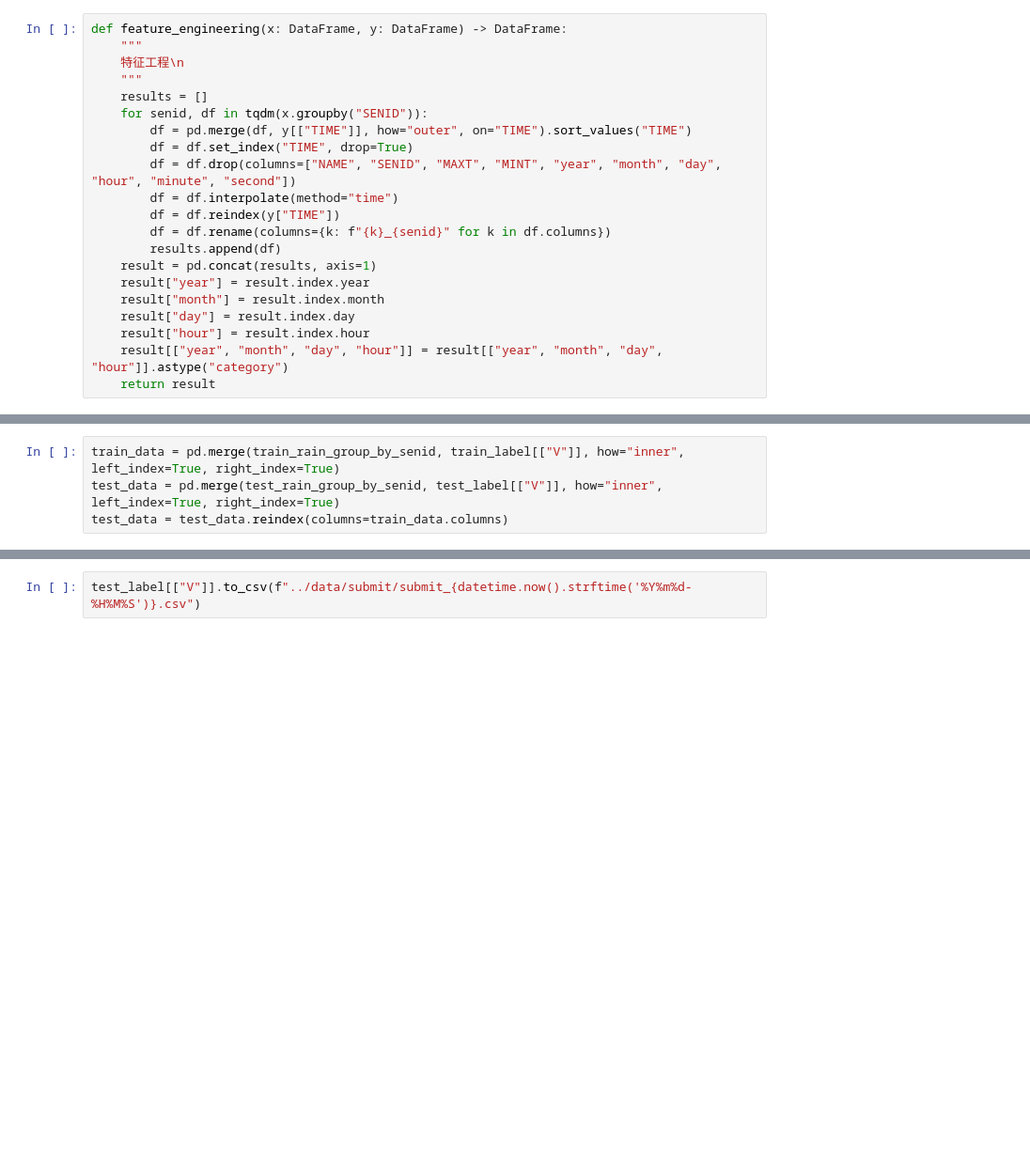
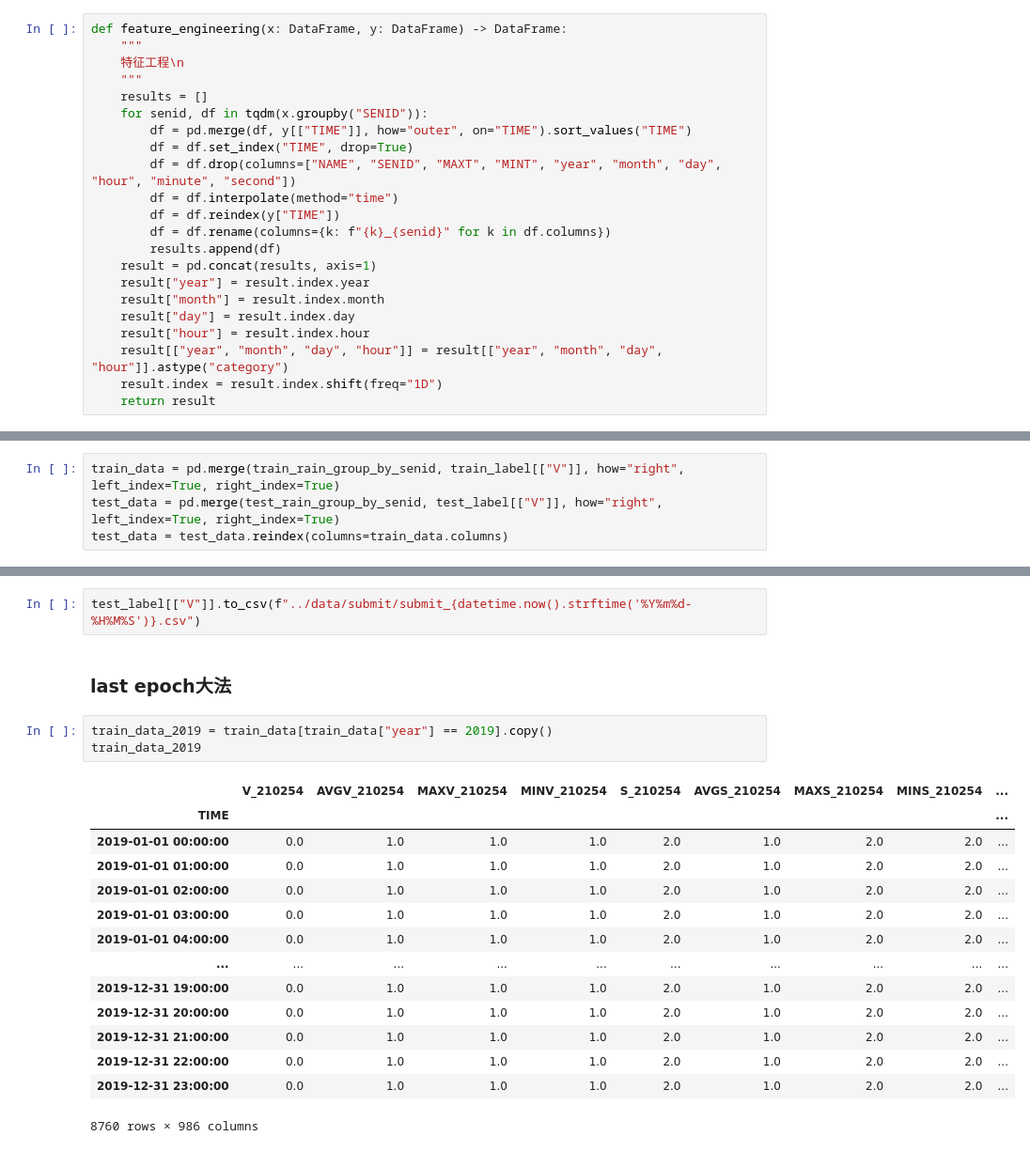
Before and after one commit to ZongXR/DCIC2025-RiverWaterPrediction, a Jupyter notebook: notebooks/main-A.ipynb, the cells around one changed output, grey strips where cells are left out. Shown: that part at 94% size. Drawn from its saved outputs; the diff is of its cells as text; blank space fills up the shorter version.

```diff
--- a/notebooks/main-A.ipynb
+++ b/notebooks/main-A.ipynb
@@ -112,6 +112,7 @@ def feature_engineering(x: DataFrame, y: DataFrame) -> DataFrame:
     result["day"] = result.index.day
     result["hour"] = result.index.hour
     result[["year", "month", "day", "hour"]] = result[["year", "month", "day", "hour"]].astype("category")
+    result.index = result.index.shift(freq="1D")
     return result
 # %%
 train_rain_group_by_senid = feature_engineering(train_rain, train_label)
@@ -124,8 +125,8 @@ test_label = test_label.set_index("TIME", drop=True)
 # %% [markdown]
 <h4>合并标签和特征</h4>
 # %%
-train_data = pd.merge(train_rain_group_by_senid, train_label[["V"]], how="inner", left_index=True, right_index=True)
-test_data = pd.merge(test_rain_group_by_senid, test_label[["V"]], how="inner", left_index=True, right_index=True)
+train_data = pd.merge(train_rain_group_by_senid, train_label[["V"]], how="right", left_index=True, right_index=True)
+test_data = pd.merge(test_rain_group_by_senid, test_label[["V"]], how="right", left_index=True, right_index=True)
 test_data = test_data.reindex(columns=train_data.columns)
 # %% [markdown]
 <h4>划分xy</h4>
@@ -275,3 +283,23 @@ test_label["V"] = y_pred
 <h4>保存文件</h4>
 # %%
 test_label[["V"]].to_csv(f"../data/submit/submit_{datetime.now().strftime('%Y%m%d-%H%M%S')}.csv")
+# %% [markdown]
+<h3>last epoch大法</h3>
+# %%
+train_data_2019 = train_data[train_data["year"] == 2019].copy()
+train_data_2019
+# %% [output]
+|  | V_210254 | AVGV_210254 | MAXV_210254 | MINV_210254 | S_210254 | AVGS_210254 | MAXS_210254 | MINS_210254 | ... |
+| TIME |  |  |  |  |  |  |  |  | ... |
+| 2019-01-01 00:00:00 | 0.0 | 1.0 | 1.0 | 1.0 | 2.0 | 1.0 | 2.0 | 2.0 | ... |
+| 2019-01-01 01:00:00 | 0.0 | 1.0 | 1.0 | 1.0 | 2.0 | 1.0 | 2.0 | 2.0 | ... |
+| 2019-01-01 02:00:00 | 0.0 | 1.0 | 1.0 | 1.0 | 2.0 | 1.0 | 2.0 | 2.0 | ... |
+| 2019-01-01 03:00:00 | 0.0 | 1.0 | 1.0 | 1.0 | 2.0 | 1.0 | 2.0 | 2.0 | ... |
+| 2019-01-01 04:00:00 | 0.0 | 1.0 | 1.0 | 1.0 | 2.0 | 1.0 | 2.0 | 2.0 | ... |
+| ... | ... | ... | ... | ... | ... | ... | ... | ... | ... |
+| 2019-12-31 19:00:00 | 0.0 | 1.0 | 1.0 | 1.0 | 2.0 | 1.0 | 2.0 | 2.0 | ... |
+| 2019-12-31 20:00:00 | 0.0 | 1.0 | 1.0 | 1.0 | 2.0 | 1.0 | 2.0 | 2.0 | ... |
+| 2019-12-31 21:00:00 | 0.0 | 1.0 | 1.0 | 1.0 | 2.0 | 1.0 | 2.0 | 2.0 | ... |
+| 2019-12-31 22:00:00 | 0.0 | 1.0 | 1.0 | 1.0 | 2.0 | 1.0 | 2.0 | 2.0 | ... |
+| 2019-12-31 23:00:00 | 0.0 | 1.0 | 1.0 | 1.0 | 2.0 | 1.0 | 2.0 | 2.0 | ... |
+8760 rows × 986 columns
```
Also changed, not shown: parts of 7 cells of this notebook, 11 other files.
